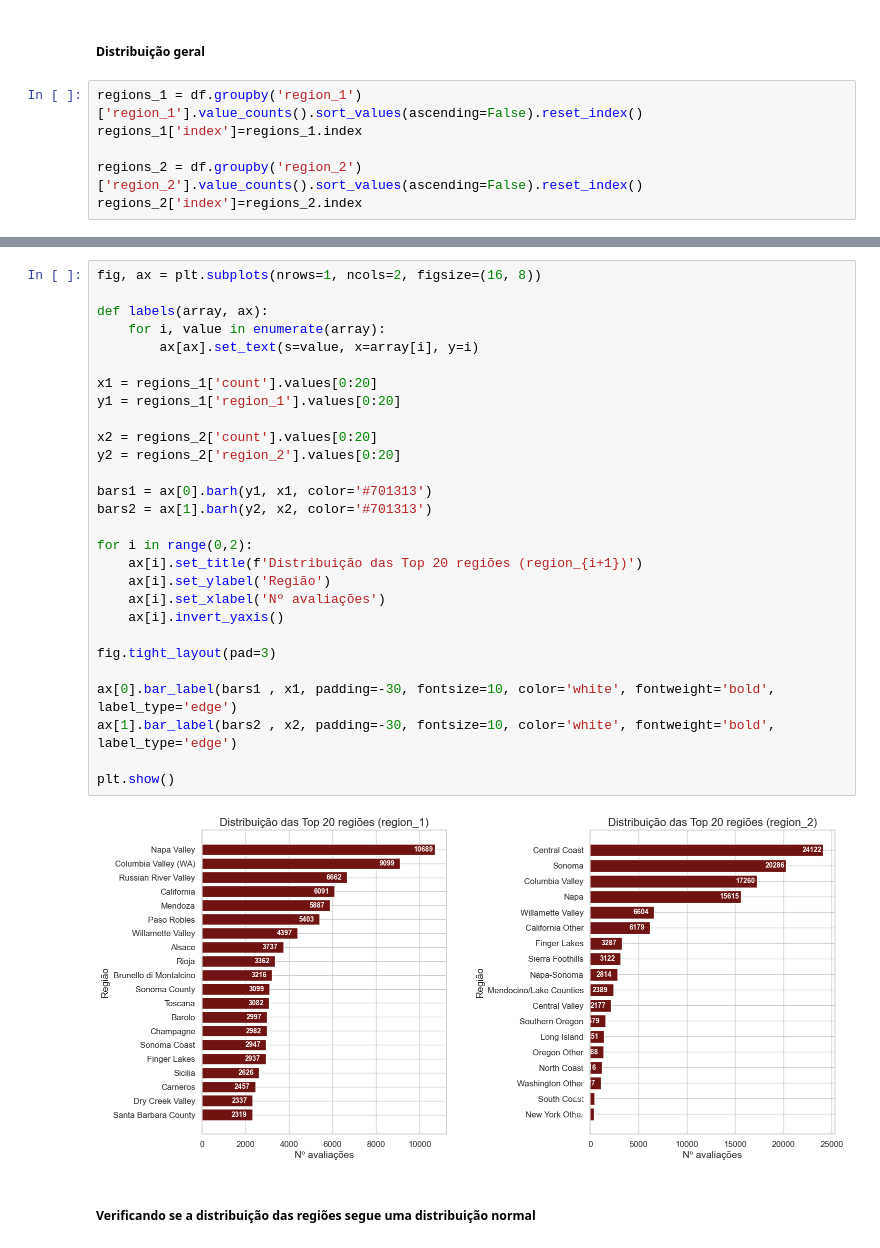
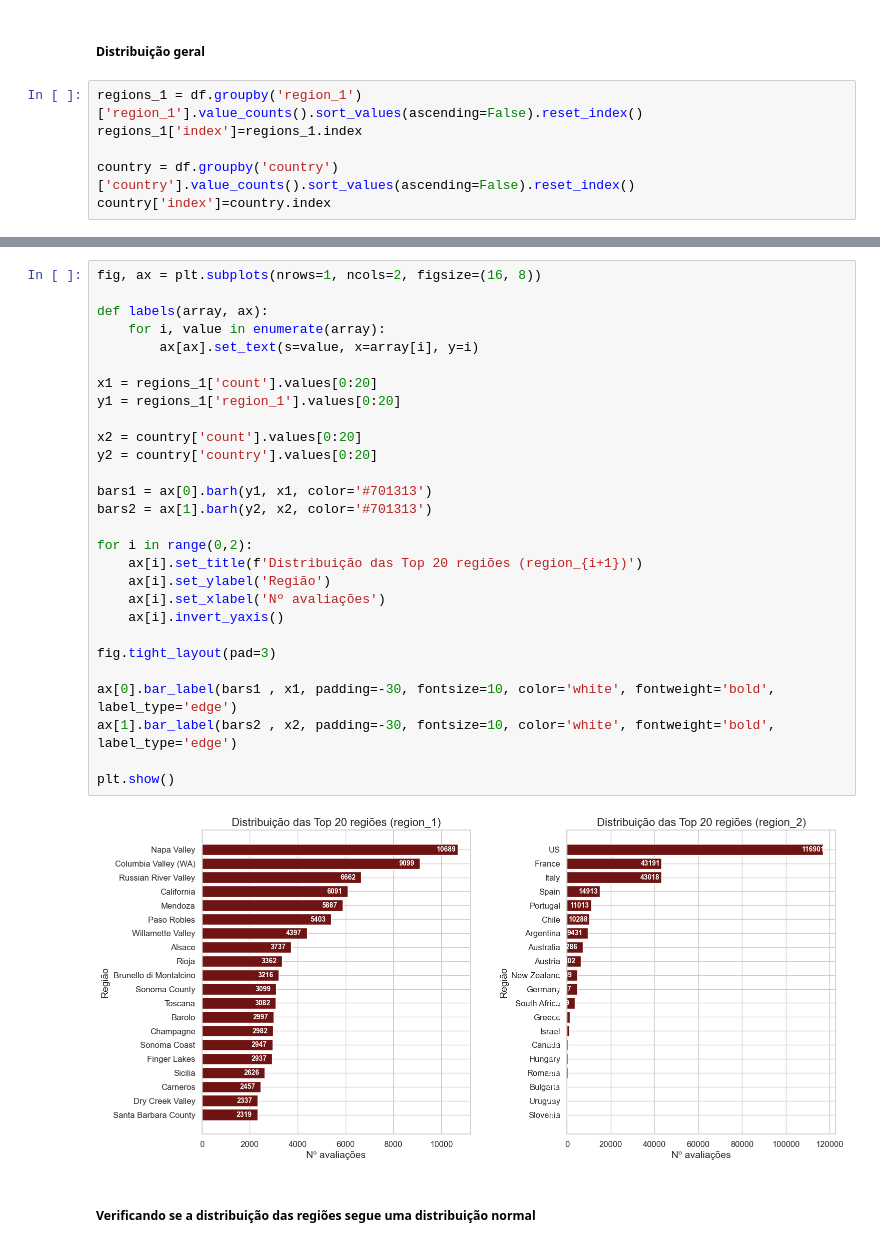
Before and after one commit to jvlopesdp/wine_recommendation, a Jupyter notebook: notebooks/2023 09 08 _Data exploratory.ipynb, the cells around one changed output, grey strips where cells are left out. Cells and saved outputs as stored; diff of their text form.

Commit message:
Adding analysis over 'country' series

```diff
--- a/notebooks/2023 09 08 _Data exploratory.ipynb
+++ b/notebooks/2023 09 08 _Data exploratory.ipynb
@@ -309,7 +309,7 @@ Vinho uva pinot noir é a uva mais vezes avaliada, sendo ela uma uva tinta
 regions_1 = df.groupby('region_1')['region_1'].value_counts().sort_values(ascending=False).reset_index()
 regions_1['index']=regions_1.index
 
-regions_2 = df.groupby('region_2')['region_2'].value_counts().sort_values(ascending=False).reset_index()
-regions_2['index']=regions_2.index
+country = df.groupby('country')['country'].value_counts().sort_values(ascending=False).reset_index()
+country['index']=country.index
 # %%
 print('region_1', '\n', regions_1.describe())
@@ -361,33 +361,33 @@ plt.show()
 # %%
 fig, ax = plt.subplots(nrows=1, ncols=2, figsize=(16, 8))
 
 def labels(array, ax):
     for i, value in enumerate(array):
         ax[ax].set_text(s=value, x=array[i], y=i)
 
 x1 = regions_1['count'].values[0:20]
 y1 = regions_1['region_1'].values[0:20]
 
-x2 = regions_2['count'].values[0:20]
-y2 = regions_2['region_2'].values[0:20]
+x2 = country['count'].values[0:20]
+y2 = country['country'].values[0:20]
 
 bars1 = ax[0].barh(y1, x1, color='#701313')
 bars2 = ax[1].barh(y2, x2, color='#701313')
 
 for i in range(0,2):
     ax[i].set_title(f'Distribuição das Top 20 regiões (region_{i+1})')
     ax[i].set_ylabel('Região')
     ax[i].set_xlabel('Nº avaliações')
     ax[i].invert_yaxis()
 
 fig.tight_layout(pad=3)
 
 ax[0].bar_label(bars1 , x1, padding=-30, fontsize=10, color='white', fontweight='bold', label_type='edge')
 ax[1].bar_label(bars2 , x2, padding=-30, fontsize=10, color='white', fontweight='bold', label_type='edge')
 
 plt.show()
 # %% [output]
-[figure, old version]
+[figure, new version]
 # %% [markdown]
 ##### Verificando se a distribuição das regiões segue uma distribuição normal
 # %%
```
Also changed, not shown: parts of 6 cells of this notebook.
